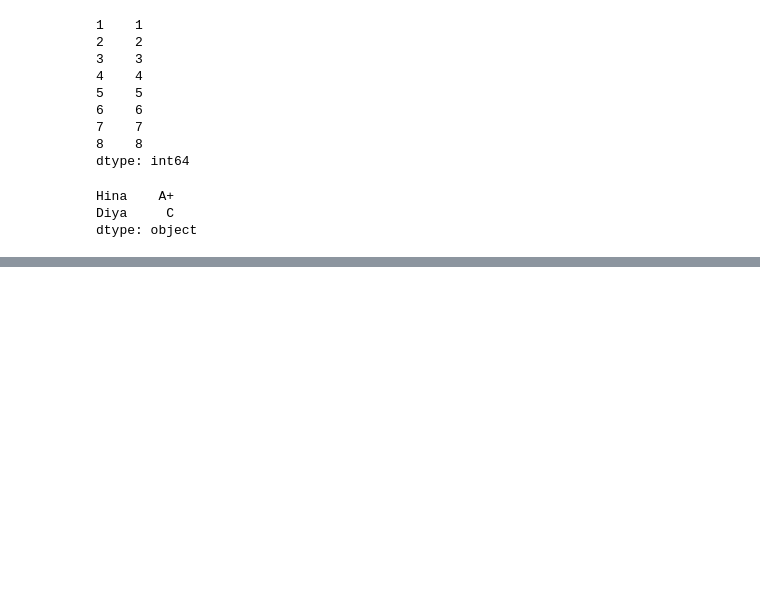
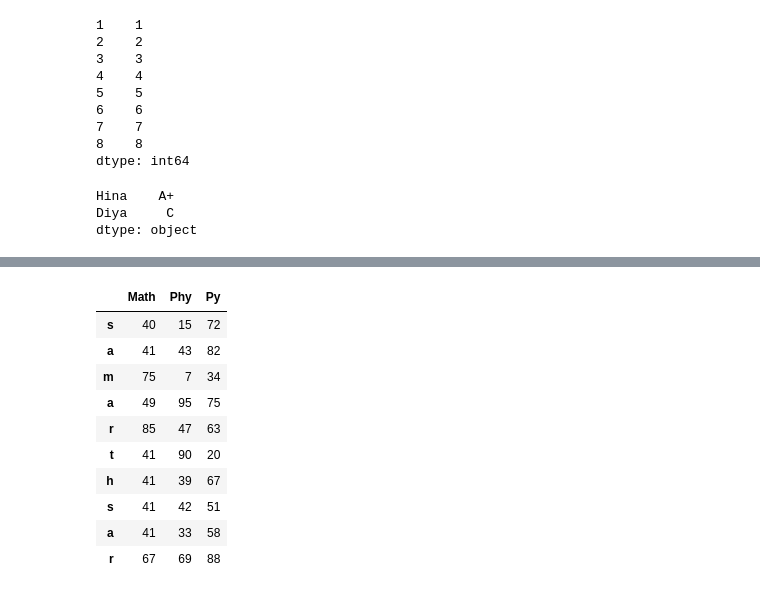
Before and after one commit to Samarth170750/data-sci-python, a Jupyter notebook: Pandas.ipynb, the cells around one changed output, grey strips where cells are left out. Cells and saved outputs as stored; diff of their text form; code cells hidden in the pictures; blank space fills up the shorter version.

```diff
--- a/Pandas.ipynb
+++ b/Pandas.ipynb
@@ -168,0 +379,2 @@ dtype: object
+# %%
+Marks.Math[Marks.Math<40]=41
@@ -168,0 +392,14 @@ dtype: object
+# %%
+Marks
+# %% [output]
+|  | Math | Phy | Py |
+| s | 40 | 15 | 72 |
+| a | 41 | 43 | 82 |
+| m | 75 | 7 | 34 |
+| a | 49 | 95 | 75 |
+| r | 85 | 47 | 63 |
+| t | 41 | 90 | 20 |
+| h | 41 | 39 | 67 |
+| s | 41 | 42 | 51 |
+| a | 41 | 33 | 58 |
+| r | 67 | 69 | 88 |
```
Also changed, not shown: parts of 100 cells of this notebook.
